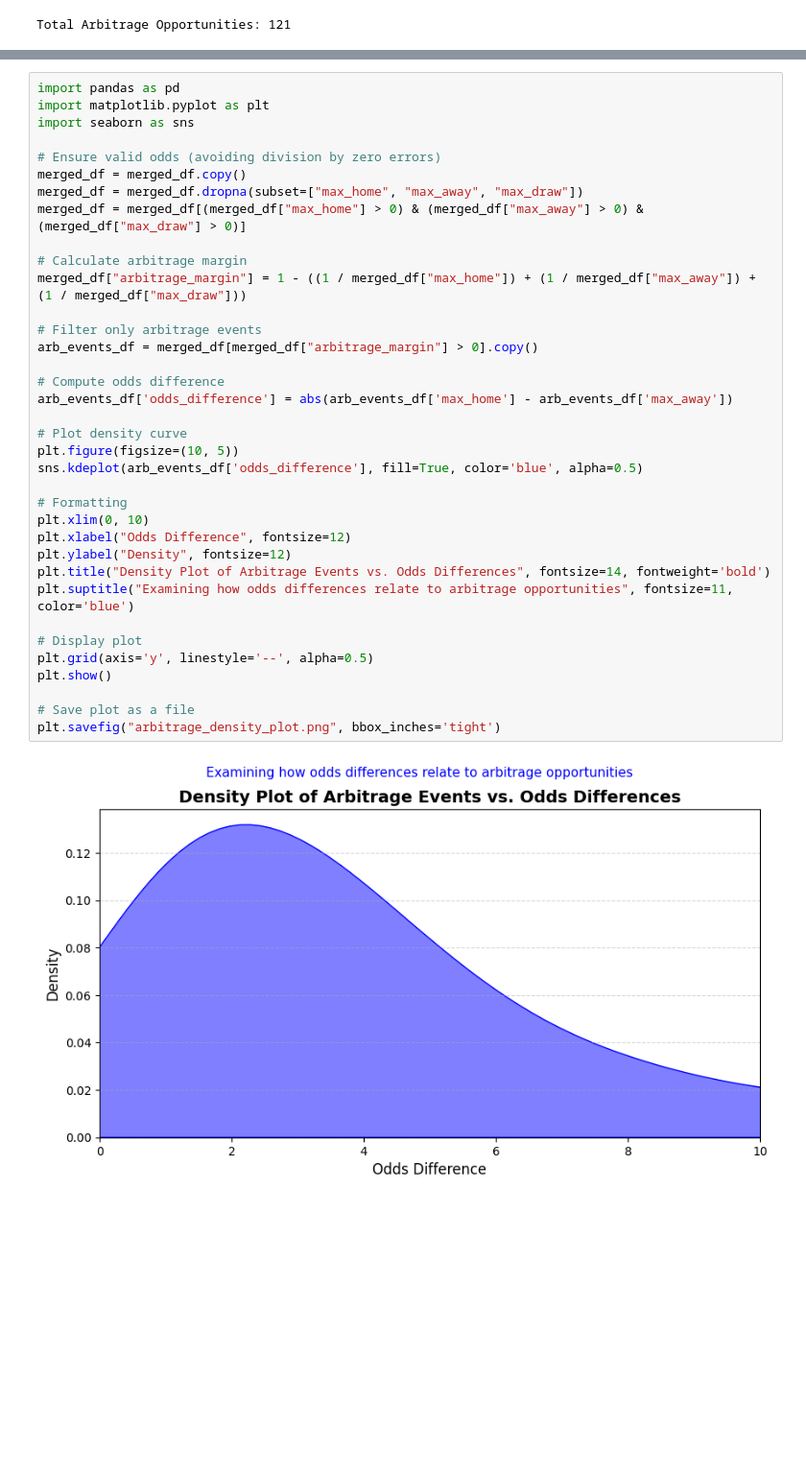
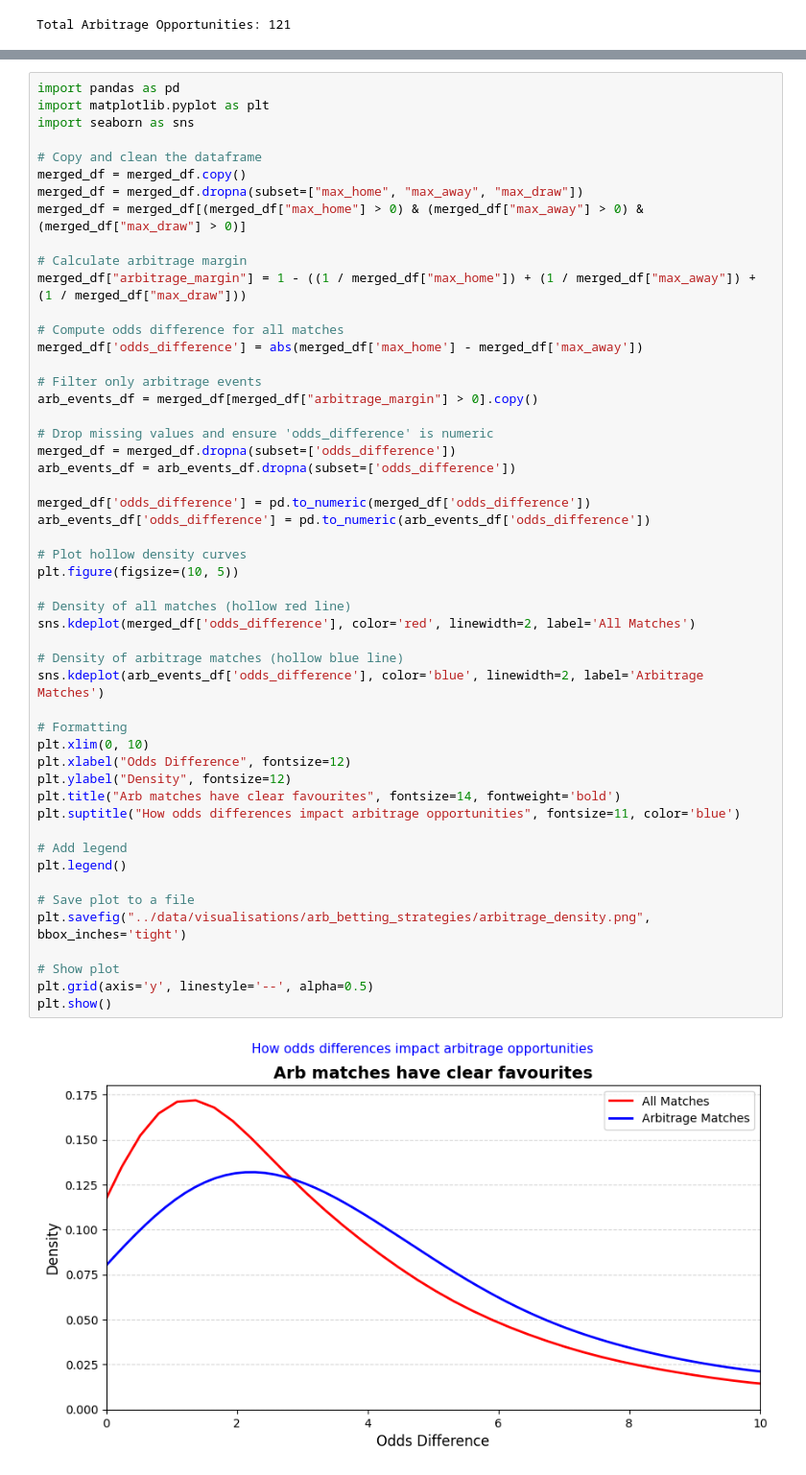
Before and after one commit to thoomkuzhymatthew/EPL_arb_betting, a Jupyter notebook: code/NB04-arbitrage_betting_strategies.ipynb, the cells around one changed output, grey strips where cells are left out. Shown at 96% size. Cells and saved outputs as stored; diff of their text form; blank space fills up the shorter version.

Commit message:
NB04 visualisations odds difference density

```diff
--- a/code/NB04-arbitrage_betting_strategies.ipynb
+++ b/code/NB04-arbitrage_betting_strategies.ipynb
@@ -323,38 +329,53 @@ First I want to investigate the odds difference for arbitrage events by plottign
 # %%
 import pandas as pd
 import matplotlib.pyplot as plt
 import seaborn as sns
 
-# Ensure valid odds (avoiding division by zero errors)
+# Copy and clean the dataframe
 merged_df = merged_df.copy()
 merged_df = merged_df.dropna(subset=["max_home", "max_away", "max_draw"])
 merged_df = merged_df[(merged_df["max_home"] > 0) & (merged_df["max_away"] > 0) & (merged_df["max_draw"] > 0)]
 
 # Calculate arbitrage margin
 merged_df["arbitrage_margin"] = 1 - ((1 / merged_df["max_home"]) + (1 / merged_df["max_away"]) + (1 / merged_df["max_draw"]))
 
+# Compute odds difference for all matches
+merged_df['odds_difference'] = abs(merged_df['max_home'] - merged_df['max_away'])
+
 # Filter only arbitrage events
 arb_events_df = merged_df[merged_df["arbitrage_margin"] > 0].copy()
 
-# Compute odds difference
-arb_events_df['odds_difference'] = abs(arb_events_df['max_home'] - arb_events_df['max_away'])
+# Drop missing values and ensure 'odds_difference' is numeric
+merged_df = merged_df.dropna(subset=['odds_difference'])
+arb_events_df = arb_events_df.dropna(subset=['odds_difference'])
 
-# Plot density curve
+merged_df['odds_difference'] = pd.to_numeric(merged_df['odds_difference'])
+arb_events_df['odds_difference'] = pd.to_numeric(arb_events_df['odds_difference'])
+
+# Plot hollow density curves
 plt.figure(figsize=(10, 5))
-sns.kdeplot(arb_events_df['odds_difference'], fill=True, color='blue', alpha=0.5)
+
+# Density of all matches (hollow red line)
+sns.kdeplot(merged_df['odds_difference'], color='red', linewidth=2, label='All Matches')
+
+# Density of arbitrage matches (hollow blue line)
+sns.kdeplot(arb_events_df['odds_difference'], color='blue', linewidth=2, label='Arbitrage Matches')
 
 # Formatting
 plt.xlim(0, 10)
 plt.xlabel("Odds Difference", fontsize=12)
 plt.ylabel("Density", fontsize=12)
-plt.title("Density Plot of Arbitrage Events vs. Odds Differences", fontsize=14, fontweight='bold')
-plt.suptitle("Examining how odds differences relate to arbitrage opportunities", fontsize=11, color='blue')
+plt.title("Arb matches have clear favourites", fontsize=14, fontweight='bold')
+plt.suptitle("How odds differences impact arbitrage opportunities", fontsize=11, color='blue')
 
-# Display plot
+# Add legend
+plt.legend()
+
+# Save plot to a file
+plt.savefig("../data/visualisations/arb_betting_strategies/arbitrage_density.png", bbox_inches='tight')
+
+# Show plot
 plt.grid(axis='y', linestyle='--', alpha=0.5)
 plt.show()
-
-# Save plot as a file
-plt.savefig("arbitrage_density_plot.png", bbox_inches='tight')
 # %% [output]
-[figure, old version]
+[figure, new version]
```
Also changed, not shown: parts of 7 cells of this notebook.
